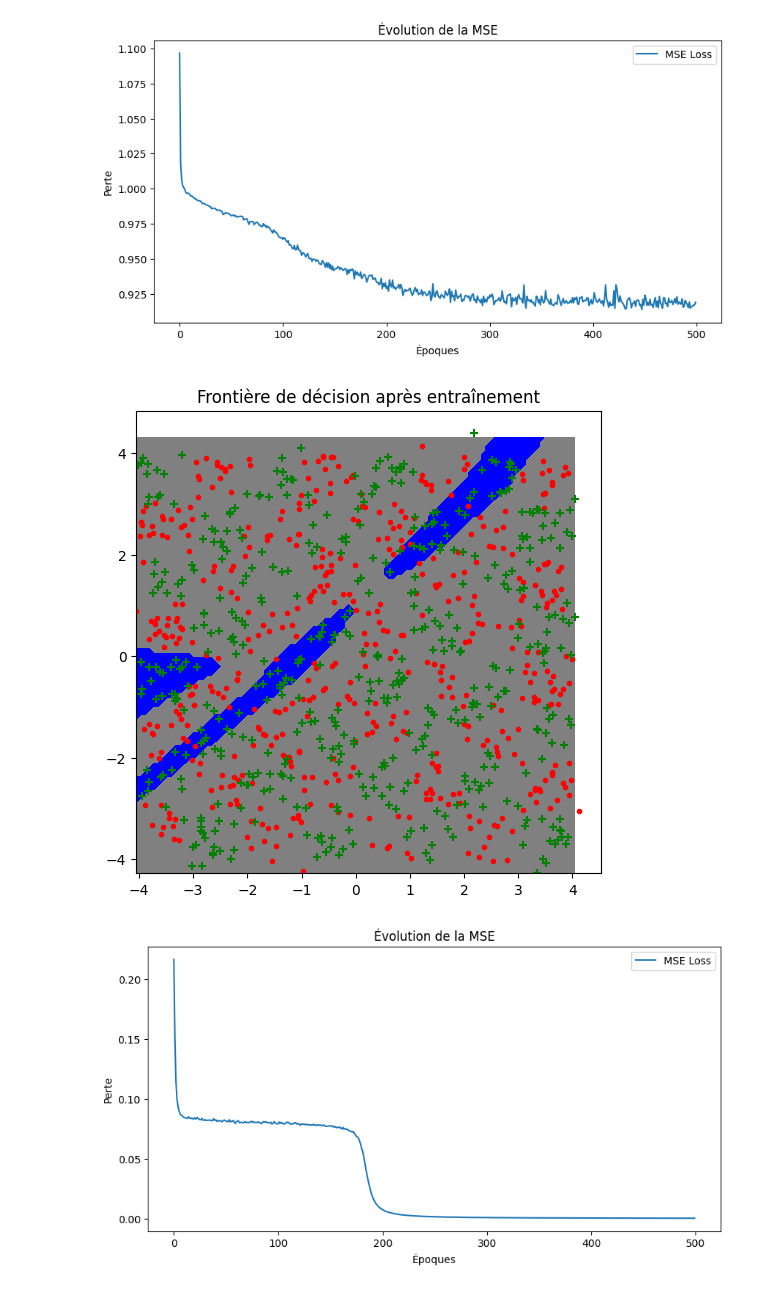
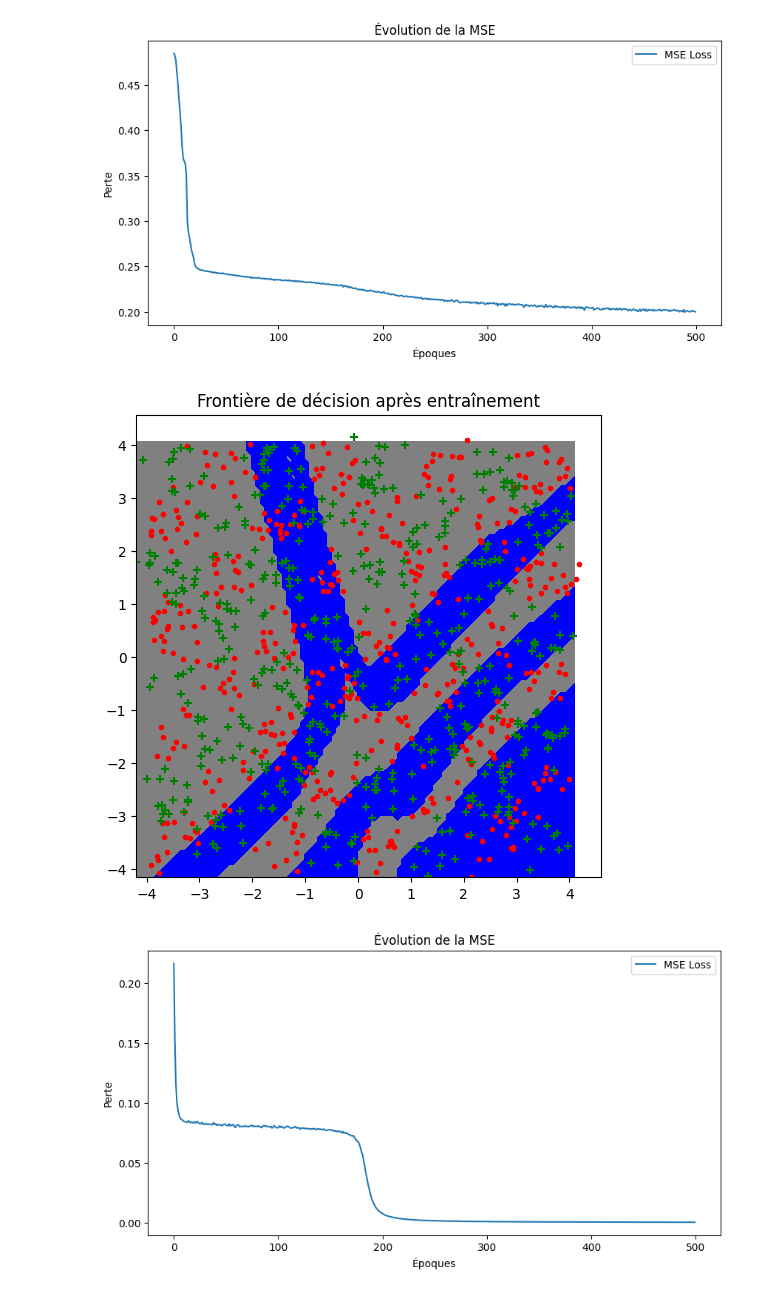
Before and after one commit to antothl/Neural-Networks-DIY, a Jupyter notebook: src/test_optim.ipynb, the cells around one changed output. Drawn from its saved outputs; the diff is of its cells as text; code cells hidden in the pictures.

```diff
--- a/src/test_optim.ipynb
+++ b/src/test_optim.ipynb
@@ -9,14 +9,14 @@ from mltools import *
 for i in [0,1,2]:
 
     datax, datay = gen_arti(data_type=i, epsilon=0.1)
-    datay = datay.reshape(-1, 1)
+    datay = np.where(datay==-1,0,1).reshape((-1,1))
 
     model = Sequentiel(
         Linear(2, 5),
         TanH(),
-        Linear(5, 5),
+        Linear(5, 10),
         TanH(),
-        Linear(5, 5),
+        Linear(10, 5),
         TanH(),
         Linear(5, 1),
         Sigmoide()
@@ -66,5 +66,5 @@ for i in [0,1,2]:
-[figure, old version]
+[figure, new version]
-[figure, old version]
+[figure, new version]
 # %%
 import numpy as np
 import matplotlib.pyplot as plt
```
Also changed, not shown: parts of 1 cell of this notebook, 12 other files.
